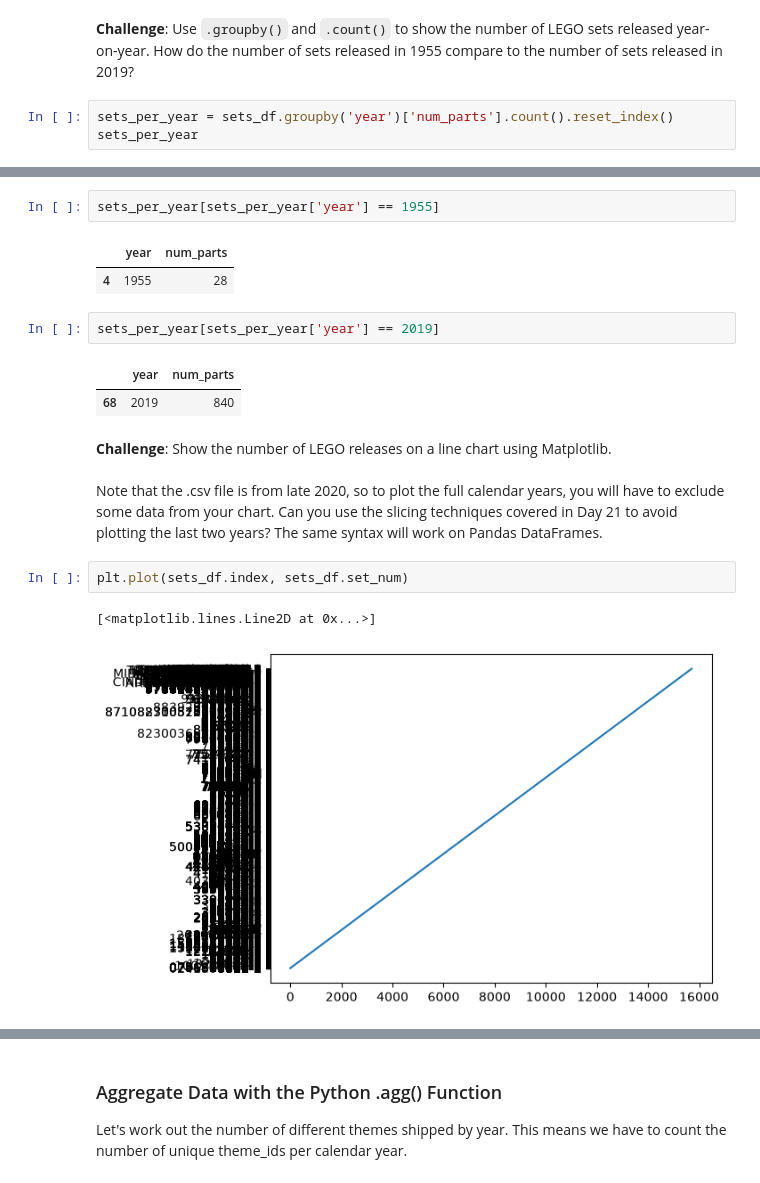
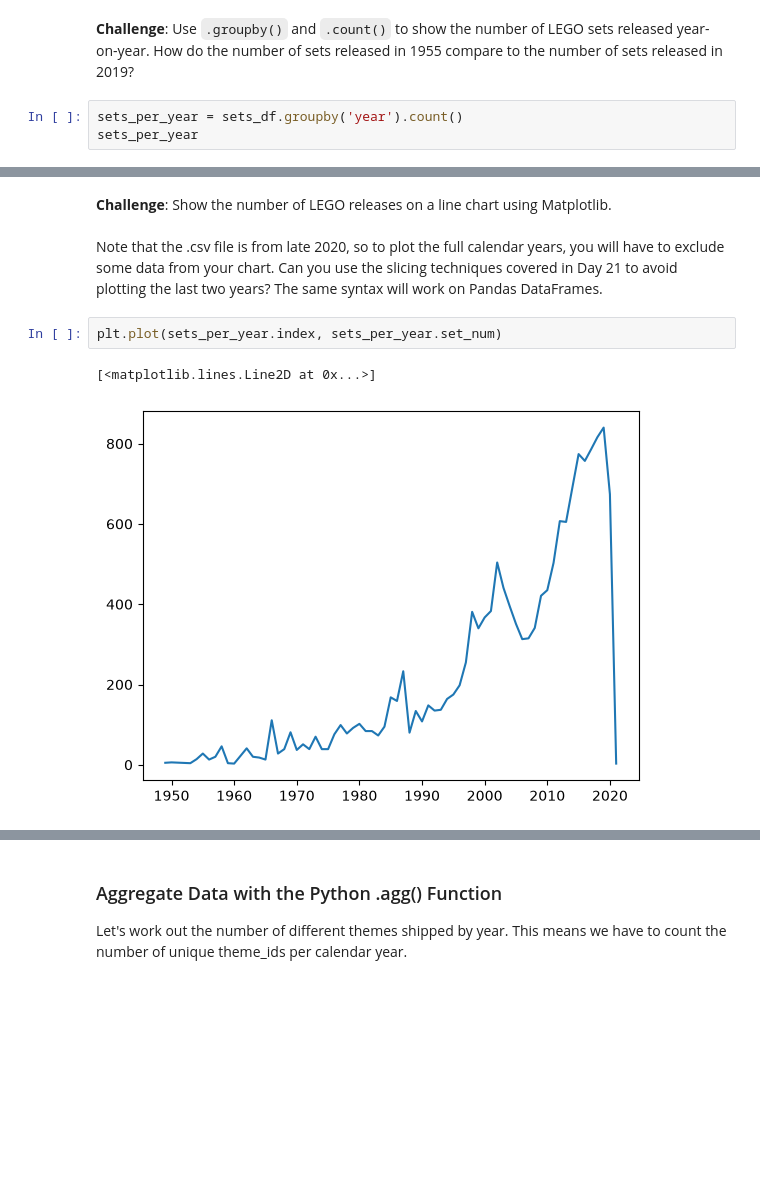
Before and after one commit to acloudnerd/data-science, a Jupyter notebook: LEGO project/Lego_Analysis.ipynb, the cells around one changed output, grey strips where cells are left out. Saved outputs shown, nothing was run; the diff lists cells and outputs as text; blank space fills up the shorter version.

```diff
--- a/LEGO project/Lego_Analysis.ipynb
+++ b/LEGO project/Lego_Analysis.ipynb
@@ -117,6 +117,6 @@ sets_df.sort_values('num_parts', ascending=False).head()
 # %% [markdown]
 **Challenge**: Use <code>.groupby()</code> and <code>.count()</code> to show the number of LEGO sets released year-on-year. How do the number of sets released in 1955 compare to the number of sets released in 2019?
 # %%
-sets_per_year = sets_df.groupby('year')['num_parts'].count().reset_index()
+sets_per_year = sets_df.groupby('year').count()
 sets_per_year
 # %% [output]
@@ -136,19 +137,9 @@ sets_per_year
-# %%
-sets_per_year[sets_per_year['year'] == 1955]
-# %% [output]
-|  | year | num_parts |
-| 4 | 1955 | 28 |
-# %%
-sets_per_year[sets_per_year['year'] == 2019]
-# %% [output]
-|  | year | num_parts |
-| 68 | 2019 | 840 |
 # %% [markdown]
 **Challenge**: Show the number of LEGO releases on a line chart using Matplotlib. <br>
 <br>
 Note that the .csv file is from late 2020, so to plot the full calendar years, you will have to exclude some data from your chart. Can you use the slicing techniques covered in Day 21 to avoid plotting the last two years? The same syntax will work on Pandas DataFrames.
 # %%
-plt.plot(sets_df.index, sets_df.set_num)
+plt.plot(sets_per_year.index, sets_per_year.set_num)
 # %% [output]
 [<matplotlib.lines.Line2D at 0x...>]
-[figure, old version]
+[figure, new version]
```
Also changed, not shown: parts of 8 cells of this notebook.
